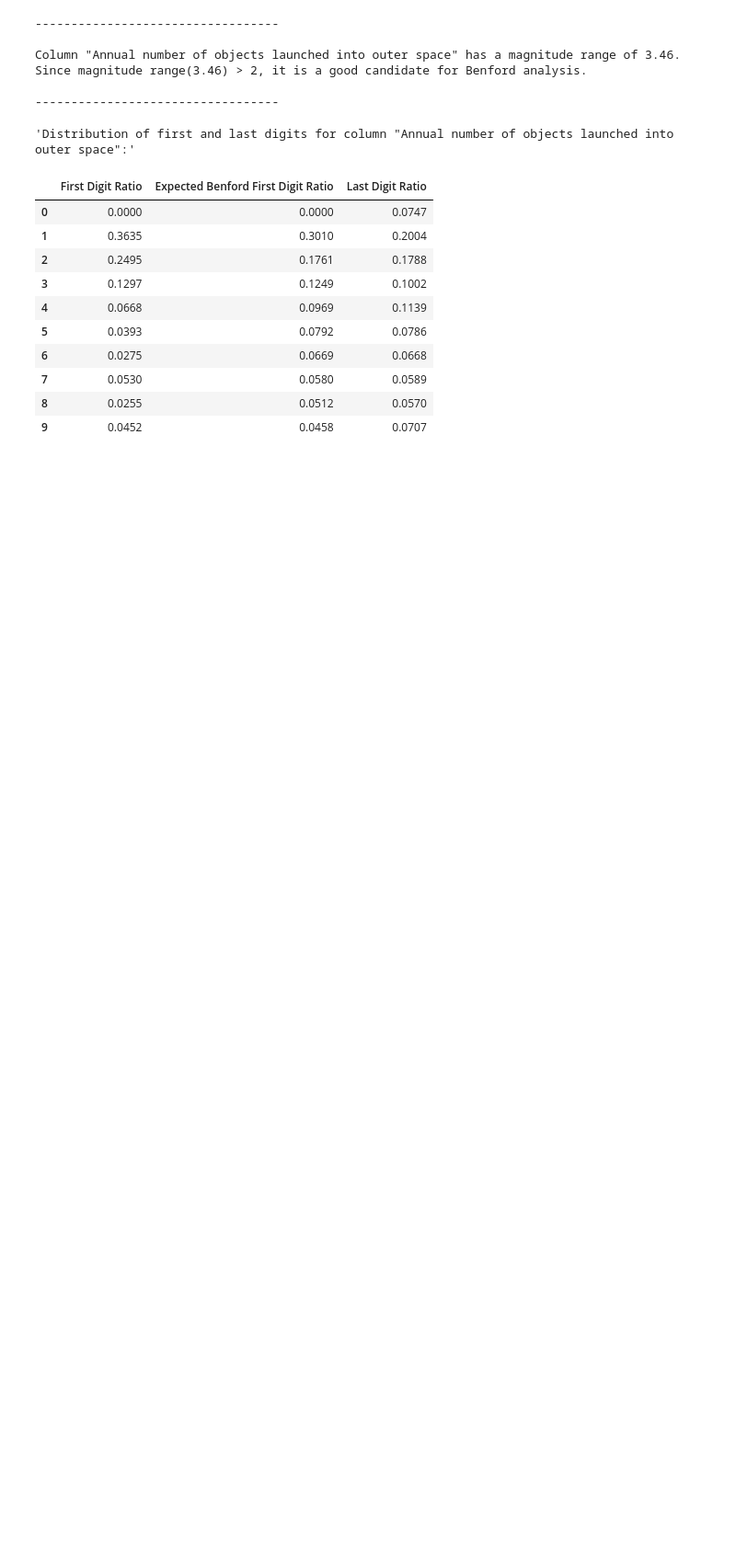
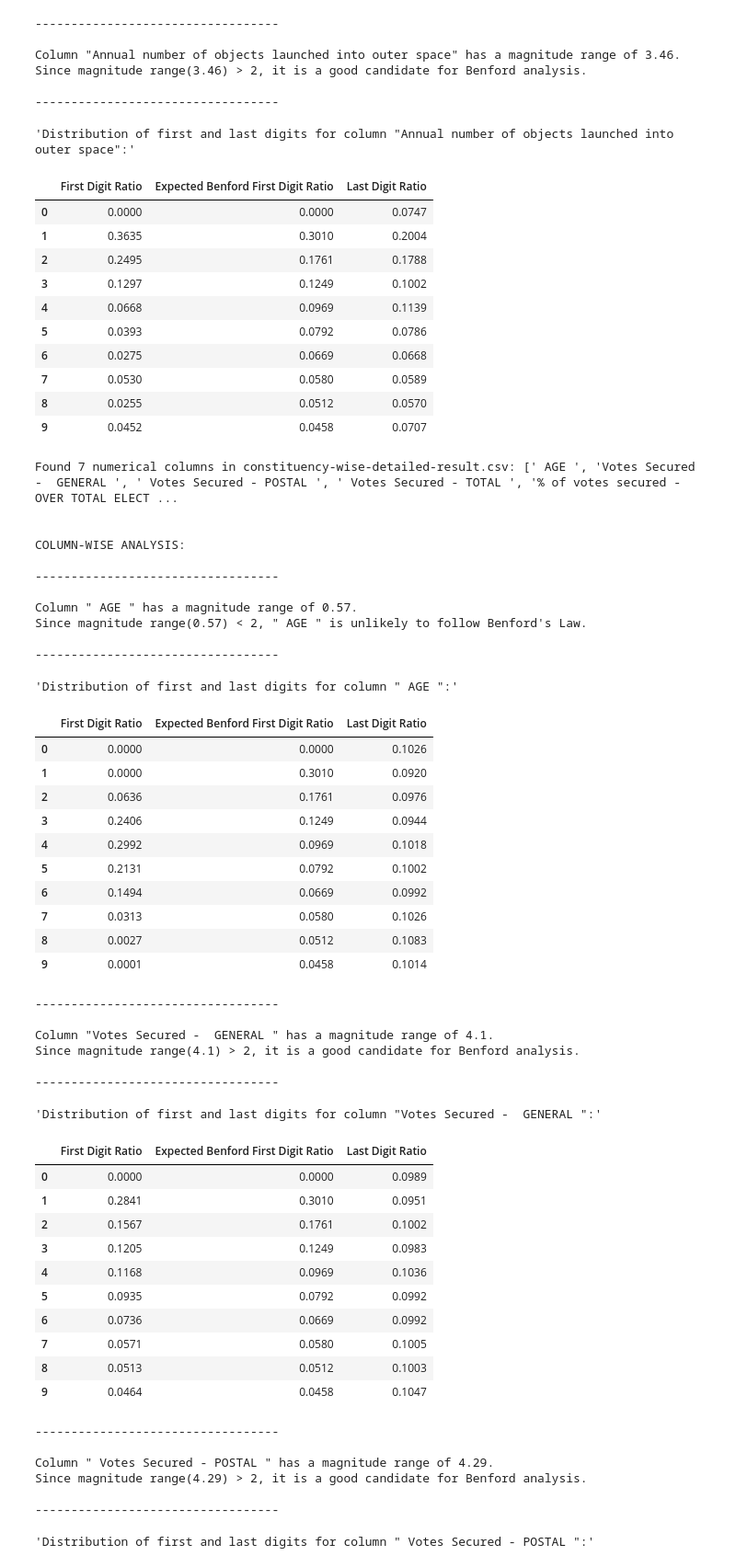
Before and after one commit to schubert-da/benfords-law-explainer, a Jupyter notebook: data-exploration/scripts/benfords-law-testing.ipynb, the cells around one changed output. Shown: that part at 92% size. Saved outputs shown, nothing was run; the diff lists cells and outputs as text; code cells hidden in the pictures; blank space fills up the shorter version.

```diff
--- a/data-exploration/scripts/benfords-law-testing.ipynb
+++ b/data-exploration/scripts/benfords-law-testing.ipynb
@@ -174,3 +245,55 @@ Since magnitude range(3.46) > 2, it is a good candidate for Benford analysis.
 | 7 | 0.0530 | 0.0580 | 0.0589 |
 | 8 | 0.0255 | 0.0512 | 0.0570 |
 | 9 | 0.0452 | 0.0458 | 0.0707 |
+# %%
+filename = 'constituency-wise-detailed-result.csv'
+get_dataset_stats(filename)
+# %% [output]
+Found 7 numerical columns in constituency-wise-detailed-result.csv: [' AGE ', 'Votes Secured -  GENERAL ', ' Votes Secured - POSTAL ', ' Votes Secured - TOTAL ', '% of votes secured - OVER TOTAL ELECT ...
+
+
+COLUMN-WISE ANALYSIS:
+
+----------------------------------
+
+Column " AGE " has a magnitude range of 0.57.
+Since magnitude range(0.57) < 2, " AGE " is unlikely to follow Benford's Law.
+
+----------------------------------
+'Distribution of first and last digits for column " AGE ":'
+|  | First Digit Ratio | Expected Benford First Digit Ratio | Last Digit Ratio |
+| 0 | 0.0000 | 0.0000 | 0.1026 |
+| 1 | 0.0000 | 0.3010 | 0.0920 |
+| 2 | 0.0636 | 0.1761 | 0.0976 |
+| 3 | 0.2406 | 0.1249 | 0.0944 |
+| 4 | 0.2992 | 0.0969 | 0.1018 |
+| 5 | 0.2131 | 0.0792 | 0.1002 |
+| 6 | 0.1494 | 0.0669 | 0.0992 |
+| 7 | 0.0313 | 0.0580 | 0.1026 |
+| 8 | 0.0027 | 0.0512 | 0.1083 |
+| 9 | 0.0001 | 0.0458 | 0.1014 |
+----------------------------------
+
+Column "Votes Secured -  GENERAL " has a magnitude range of 4.1.
+Since magnitude range(4.1) > 2, it is a good candidate for Benford analysis.
+
+----------------------------------
+'Distribution of first and last digits for column "Votes Secured -  GENERAL ":'
+|  | First Digit Ratio | Expected Benford First Digit Ratio | Last Digit Ratio |
+| 0 | 0.0000 | 0.0000 | 0.0989 |
+| 1 | 0.2841 | 0.3010 | 0.0951 |
+| 2 | 0.1567 | 0.1761 | 0.1002 |
+| 3 | 0.1205 | 0.1249 | 0.0983 |
+| 4 | 0.1168 | 0.0969 | 0.1036 |
+| 5 | 0.0935 | 0.0792 | 0.0992 |
+| 6 | 0.0736 | 0.0669 | 0.0992 |
+| 7 | 0.0571 | 0.0580 | 0.1005 |
+| 8 | 0.0513 | 0.0512 | 0.1003 |
+| 9 | 0.0464 | 0.0458 | 0.1047 |
+----------------------------------
+
+Column " Votes Secured - POSTAL " has a magnitude range of 4.29.
+Since magnitude range(4.29) > 2, it is a good candidate for Benford analysis.
+
+----------------------------------
+'Distribution of first and last digits for column " Votes Secured - POSTAL ":'
```
Also changed, not shown: parts of 10 cells of this notebook, 3 other files.
